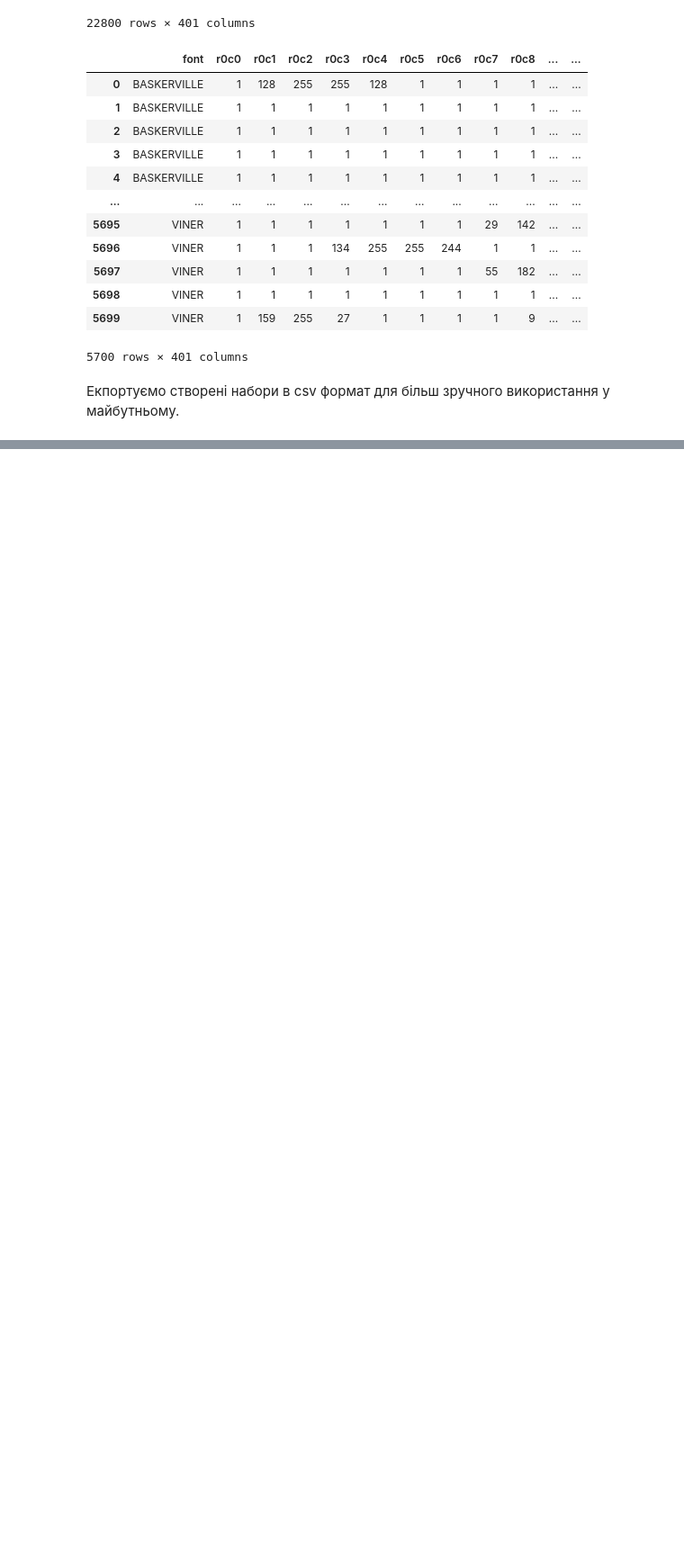
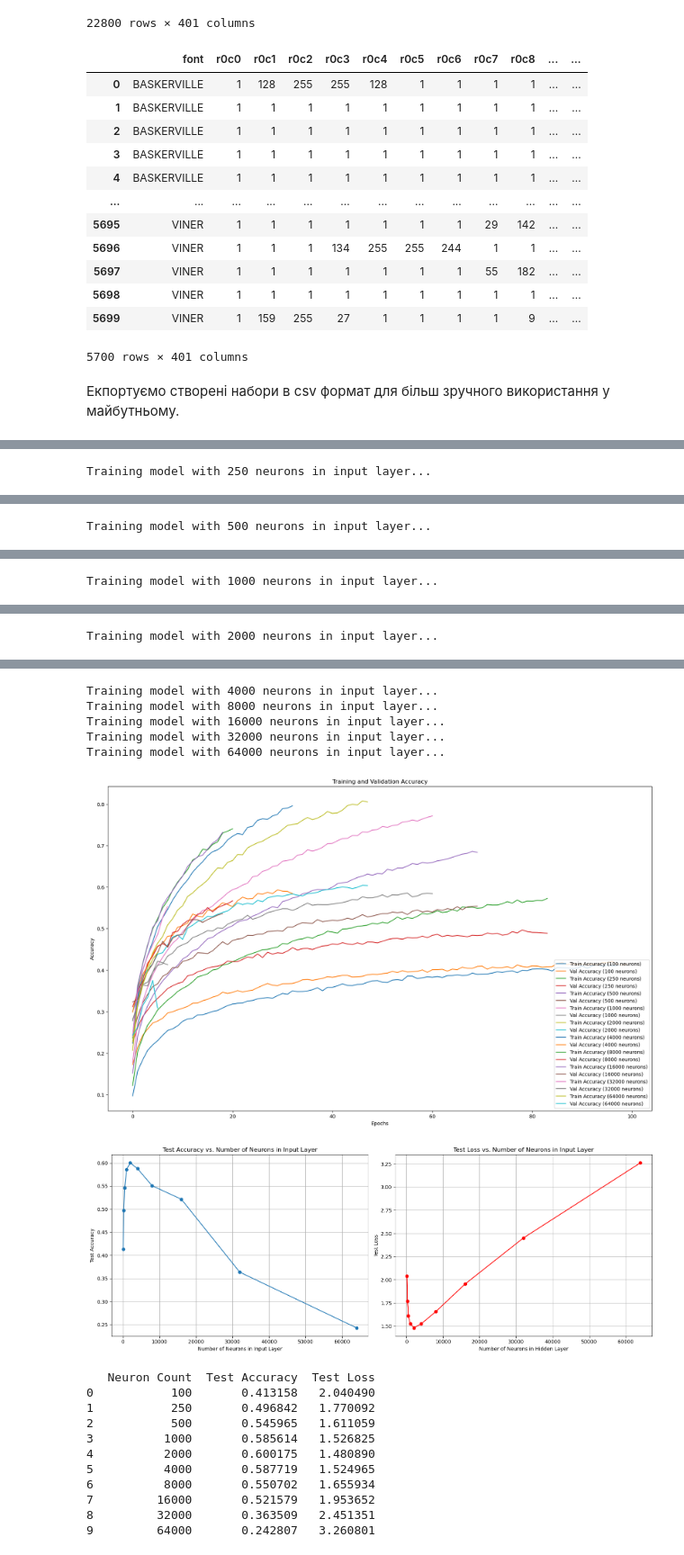
Before and after one commit to PavelKilko/applied-application-of-neural-networks, a Jupyter notebook: lab-6-7/lab-6-7.ipynb, the cells around one changed output, grey strips where cells are left out. Shown at 90% size. Drawn from its saved outputs; the diff is of its cells as text; code cells hidden in the pictures; blank space fills up the shorter version.

Commit message:
feat: add full train and test datasets

```diff
--- a/lab-6-7/lab-6-7.ipynb
+++ b/lab-6-7/lab-6-7.ipynb
@@ -206,0 +208,5 @@ def preprocess_data(train_path, test_path):
+# %%
+train_url = "https://github.com/PavelKilko/applied-application-of-neural-networks/raw/refs/heads/master/lab-6-7/final/train_dataset.csv"
+test_url = "https://github.com/PavelKilko/applied-application-of-neural-networks/raw/refs/heads/master/lab-6-7/final/test_dataset.csv"
+# %%
+X_train, X_test, y_train, y_test, num_classes = preprocess_data(train_url, test_url)
@@ -206,0 +249,43 @@ def preprocess_data(train_path, test_path):
+# %%
+neuron_counts = [100, 250, 500, 1000, 2000, 4000, 8000, 16000, 32000, 64000]
+
+results = []
+
+plt.figure(figsize=(20, 12))
+
+for neuron_count in neuron_counts:
+    print(f"Training model with {neuron_count} neurons in input layer...")
+
+    model, history, test_loss, test_acc = build_and_train_model(neuron_count, X_train, y_train, X_test, y_test, num_classes)
+
+    results.append({"Neuron Count": neuron_count, "Test Accuracy": test_acc, "Test Loss": test_loss})
+
+    plt.plot(history.history['accuracy'], label=f'Train Accuracy ({neuron_count} neurons)')
+    plt.plot(history.history['val_accuracy'], label=f'Val Accuracy ({neuron_count} neurons)')
+
+plt.xlabel('Epochs')
+plt.ylabel('Accuracy')
+plt.legend(loc='lower right')
+plt.title('Training and Validation Accuracy')
+plt.show()
+
+results_df = pd.DataFrame(results)
+
+fig, ax = plt.subplots(1, 2, figsize=(16, 6))
+ax[0].plot(results_df['Neuron Count'], results_df['Test Accuracy'], marker='o')
+ax[0].set_xlabel('Number of Neurons in Input Layer')
+ax[0].set_ylabel('Test Accuracy')
+ax[0].set_title('Test Accuracy vs. Number of Neurons in Input Layer')
+ax[0].grid(True)
+
+ax[1].plot(results_df['Neuron Count'], results_df['Test Loss'], marker='o', color='red')
+ax[1].set_xlabel('Number of Neurons in Hidden Layer')
+ax[1].set_ylabel('Test Loss')
+ax[1].set_title('Test Loss vs. Number of Neurons in Input Layer')
+ax[1].grid(True)
+
+plt.tight_layout()
+plt.show()
+
+print(results_df)
+# %% [output]
@@ -206,0 +310 @@ def preprocess_data(train_path, test_path):
+Training model with 250 neurons in input layer...
@@ -206,0 +312 @@ def preprocess_data(train_path, test_path):
+Training model with 500 neurons in input layer...
@@ -206,0 +314 @@ def preprocess_data(train_path, test_path):
+Training model with 1000 neurons in input layer...
@@ -206,0 +316 @@ def preprocess_data(train_path, test_path):
+Training model with 2000 neurons in input layer...
@@ -206,0 +318,18 @@ def preprocess_data(train_path, test_path):
+Training model with 4000 neurons in input layer...
+Training model with 8000 neurons in input layer...
+Training model with 16000 neurons in input layer...
+Training model with 32000 neurons in input layer...
+Training model with 64000 neurons in input layer...
+[figure, added]
+[figure, added]
+   Neuron Count  Test Accuracy  Test Loss
+0           100       0.413158   2.040490
+1           250       0.496842   1.770092
+2           500       0.545965   1.611059
+3          1000       0.585614   1.526825
+4          2000       0.600175   1.480890
+5          4000       0.587719   1.524965
+6          8000       0.550702   1.655934
+7         16000       0.521579   1.953652
+8         32000       0.363509   2.451351
+9         64000       0.242807   3.260801
```
Also changed, not shown: parts of 45 cells of this notebook, 2 other files.
